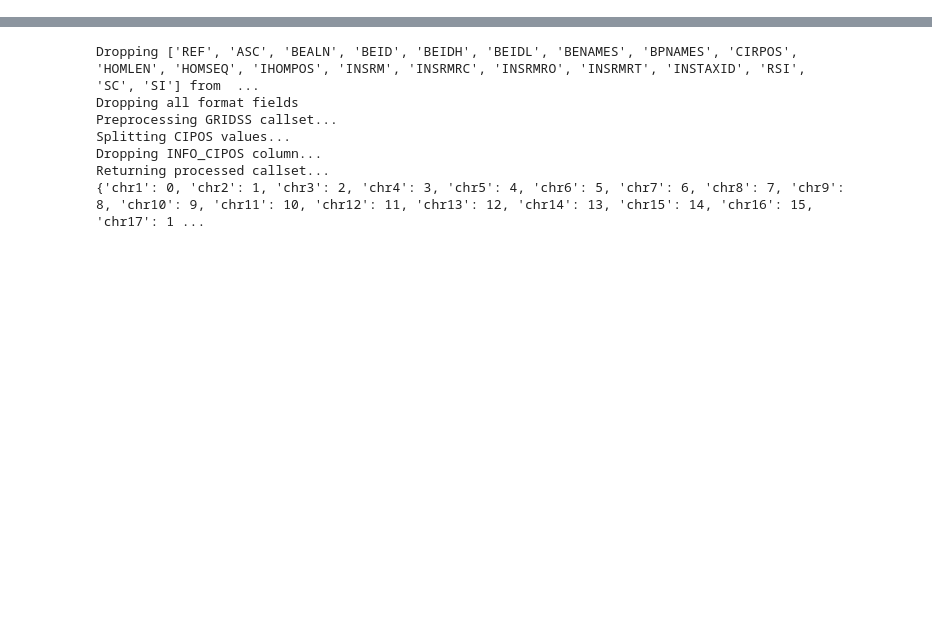
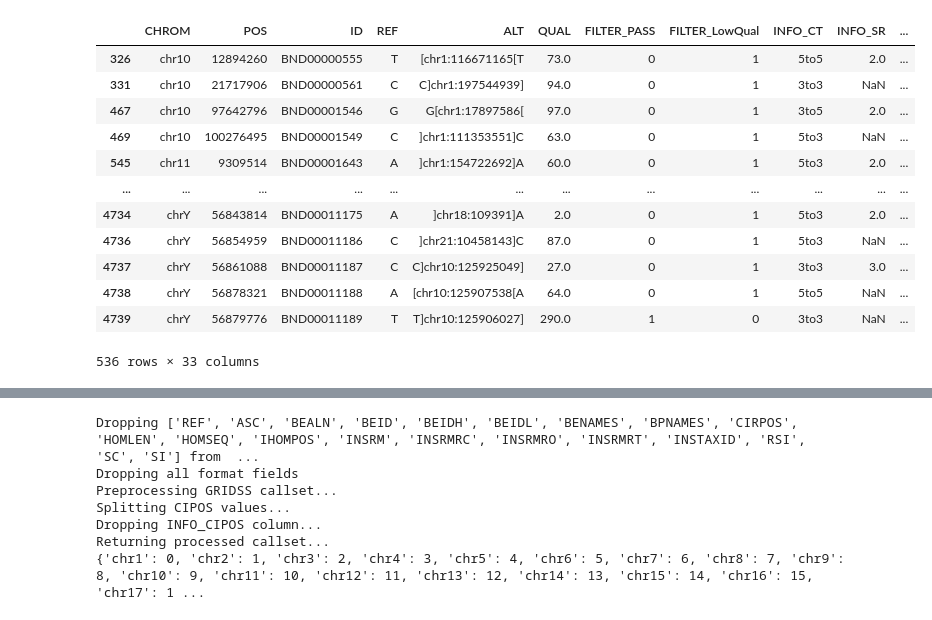
Before and after one commit to Vsshikov/SVEnsemble2, a Jupyter notebook: model/preprocessing.ipynb, the cells around one changed output, grey strips where cells are left out. Drawn from its saved outputs; the diff is of its cells as text; code cells hidden in the pictures; blank space fills up the shorter version.

Commit message:
Delly bnd split added

```diff
--- a/model/preprocessing.ipynb
+++ b/model/preprocessing.ipynb
@@ -71,0 +75,3 @@ to_process_list = ['gnomad', 'gridss', 'manta_candidate', 'manta_diploid']
+# %%
+sample_name = 'NA12878_30x'
+sample_config = sv_utils.create_config_dict(sample_name, is_reference=False)
@@ -71,0 +98,11 @@ to_process_list = ['gnomad', 'gridss', 'manta_candidate', 'manta_diploid']
+# %%
+delly_vcf = VariantFile(sample_config['NA12878_30x']['callsets']['delly']['path'])
+delly_df, delly_meta = vcfp.parse_vcf_to_df(vcf_file=delly_vcf, caller_params=sample_config['NA12878_30x']['callsets']['delly']['params'])
+
+delly_bnd_only_df = delly_df[delly_df['INFO_SVTYPE'].isin(['BND', 'INV'])]
+delly_evt_only_df = delly_df[~delly_df['INFO_SVTYPE'].isin(['BND', 'INV'])]
+delly_bnd_only_df = caller_specific.delly_preprocess_bnd_only(delly_bnd_only_df, caller_params=sample_config['NA12878_30x']['callsets']['delly']['params'])
+delly_evt_only_df = caller_specific.delly_preprocess_evts_only(delly_evt_only_df, caller_params=sample_config['NA12878_30x']['callsets']['delly']['params'])
+manta_evt_bnd_df = evts.event_to_bnd(manta_evt_only_df)
+manta_diploid_df = pd.concat([manta_bnd_only_df, manta_evt_bnd_df], axis=0)
+manta_diploid_bp_df = bnds.bnd_to_bp(manta_diploid_df, force_diff_cols=['INFO_CIPOS_l', 'INFO_CIPOS_r'])
@@ -71,0 +116,16 @@ to_process_list = ['gnomad', 'gridss', 'manta_candidate', 'manta_diploid']
+# %%
+delly_df[delly_df['INFO_SVTYPE'] == 'BND']
+# %% [output]
+|  | CHROM | POS | ID | REF | ALT | QUAL | FILTER_PASS | FILTER_LowQual | INFO_CT | INFO_SR | ... |
+| 326 | chr10 | 12894260 | BND00000555 | T | [chr1:116671165[T | 73.0 | 0 | 1 | 5to5 | 2.0 | ... |
+| 331 | chr10 | 21717906 | BND00000561 | C | C]chr1:197544939] | 94.0 | 0 | 1 | 3to3 | NaN | ... |
+| 467 | chr10 | 97642796 | BND00001546 | G | G[chr1:17897586[ | 97.0 | 0 | 1 | 3to5 | 2.0 | ... |
+| 469 | chr10 | 100276495 | BND00001549 | C | ]chr1:111353551]C | 63.0 | 0 | 1 | 5to3 | NaN | ... |
+| 545 | chr11 | 9309514 | BND00001643 | A | ]chr1:154722692]A | 60.0 | 0 | 1 | 5to3 | 2.0 | ... |
+| ... | ... | ... | ... | ... | ... | ... | ... | ... | ... | ... | ... |
+| 4734 | chrY | 56843814 | BND00011175 | A | ]chr18:109391]A | 2.0 | 0 | 1 | 5to3 | 2.0 | ... |
+| 4736 | chrY | 56854959 | BND00011186 | C | ]chr21:10458143]C | 87.0 | 0 | 1 | 5to3 | NaN | ... |
+| 4737 | chrY | 56861088 | BND00011187 | C | C]chr10:125925049] | 27.0 | 0 | 1 | 3to3 | 3.0 | ... |
+| 4738 | chrY | 56878321 | BND00011188 | A | [chr10:125907538[A | 64.0 | 0 | 1 | 5to5 | NaN | ... |
+| 4739 | chrY | 56879776 | BND00011189 | T | T]chr10:125906027] | 290.0 | 1 | 0 | 3to3 | NaN | ... |
+536 rows × 33 columns
```
Also changed, not shown: parts of 7 cells of this notebook, 10 other files.
